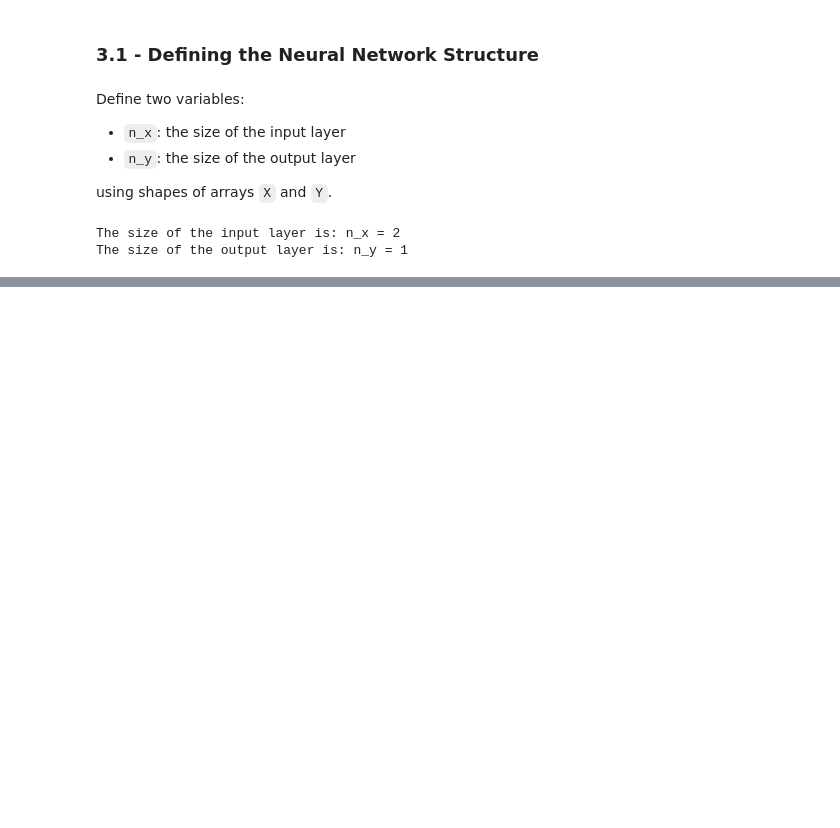
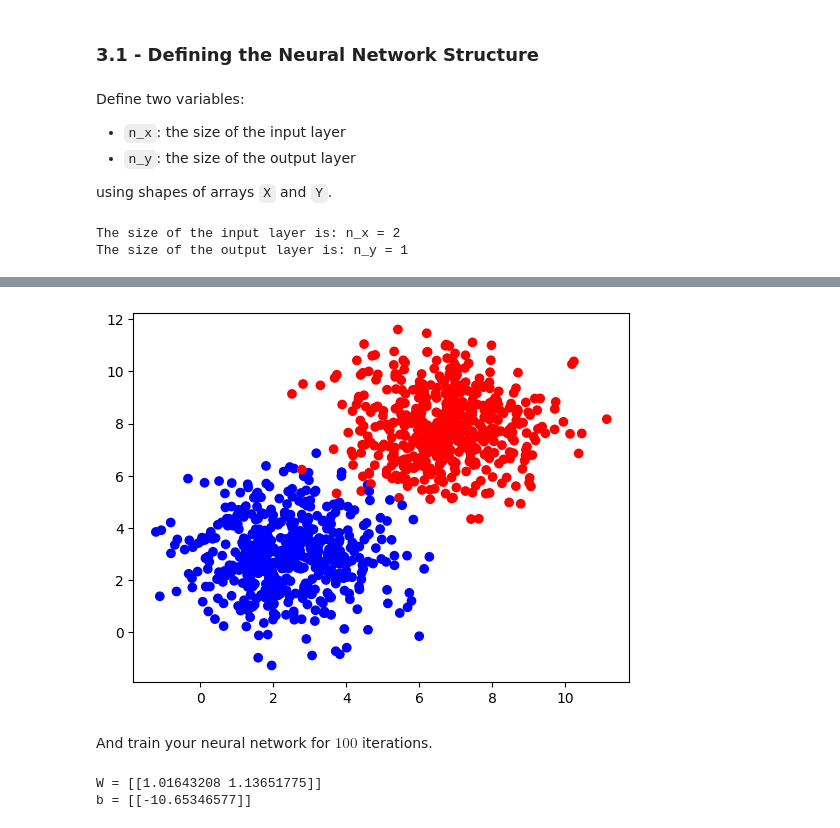
Before and after one commit to AkanchhaChoudhary/Mathematics-for-Machine-Learning-and-Data-Science, a Jupyter notebook: Course-2 Calculus for Machine Learning and Data Science/Week-3/C2_W3_Lab.ipynb, the cells around one changed output, grey strips where cells are left out. Saved outputs shown, nothing was run; the diff lists cells and outputs as text; code cells hidden in the pictures; blank space fills up the shorter version.

```diff
--- a/Course-2 Calculus for Machine Learning and Data Science/Week-3/C2_W3_Lab.ipynb
+++ b/Course-2 Calculus for Machine Learning and Data Science/Week-3/C2_W3_Lab.ipynb
@@ -1016,0 +1371,23 @@ The size of the output layer is: n_y = 1
+# %%
+# Dataset
+n_samples = 1000
+samples, labels = make_blobs(n_samples=n_samples,
+                             centers=([2.5, 3], [6.7, 7.9]),
+                             cluster_std=1.4,
+                             random_state=0)
+
+X_larger = np.transpose(samples)
+Y_larger = labels.reshape((1,n_samples))
+
+plt.scatter(X_larger[0, :], X_larger[1, :], c=Y_larger, cmap=colors.ListedColormap(['blue', 'red']));
+# %% [output]
+[figure, added]
+# %% [markdown]
+And train your neural network for $100$ iterations.
+# %%
+parameters_larger = nn_model(X_larger, Y_larger, num_iterations=100, learning_rate=1.2, print_cost=False)
+print("W = " + str(parameters_larger["W"]))
+print("b = " + str(parameters_larger["b"]))
+# %% [output]
+W = [[1.01643208 1.13651775]]
+b = [[-10.65346577]]
```
Also changed, not shown: parts of 31 cells of this notebook, 1 other file.
